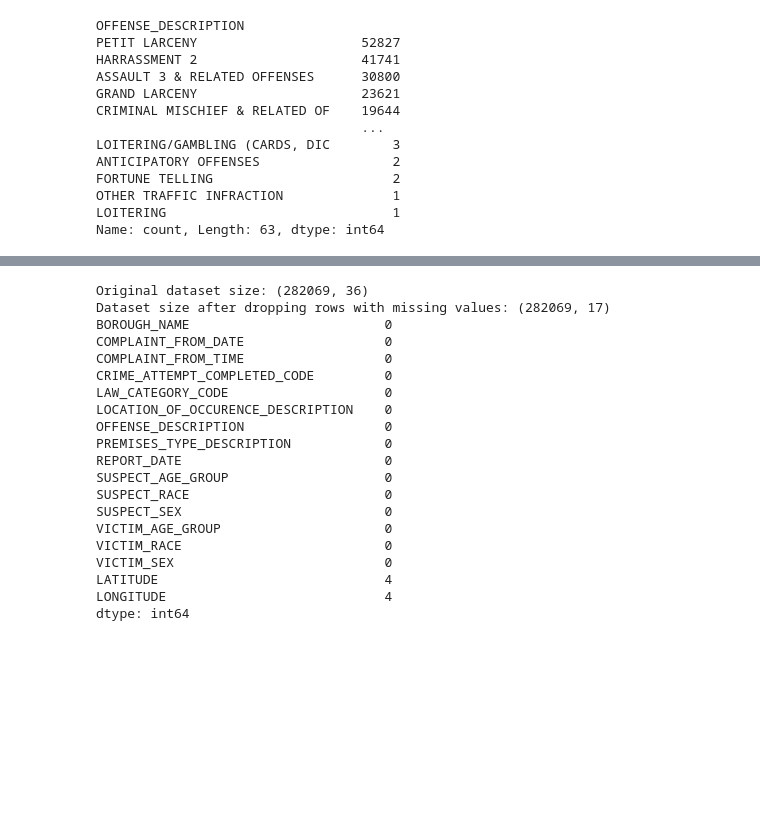
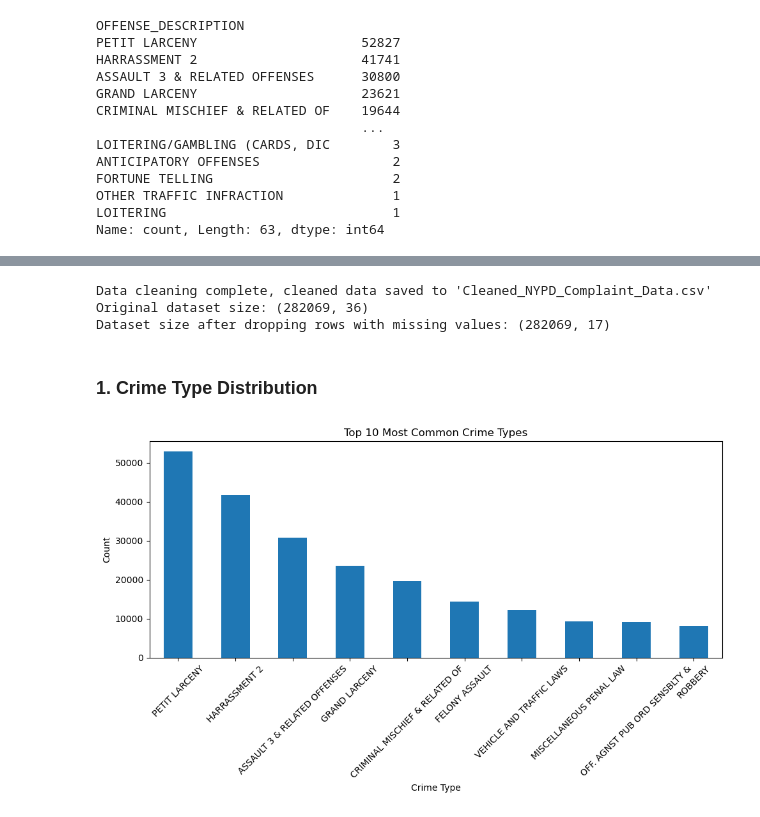
Before and after one commit to rinals/NYC-Crimedata-analysis, a Jupyter notebook: NewYork_crime_data.ipynb, the cells around one changed output, grey strips where cells are left out. Drawn from its saved outputs; the diff is of its cells as text; code cells hidden in the pictures; blank space fills up the shorter version.

Commit message:
cleaning more data

```diff
--- a/NewYork_crime_data.ipynb
+++ b/NewYork_crime_data.ipynb
@@ -156,6 +160,6 @@ df_renamed.head()
 # %%
 # Drop irrelevant columns based on initial exploration
-crime_data_cleaned = df_renamed.drop(columns=[
+nypd_df_cleaned = df_renamed.drop(columns=[
     'COMPLAINT_NUMBER',
     'ADDRESS_PRECINCT_CODE',
     'COMPLAINT_TO_DATE',
@@ -167,6 +171,7 @@ crime_data_cleaned = df_renamed.drop(columns=[
     'KEY_CODE',
     'POLICE_DEPARTMENT_CODE',
     'POLICE_DEPARTMENT_DESCRIPTION',
+    'REPORT_DATE',
     'PARKS_NAME',
     'PATROL_BOROUGH',
     'STATION_NAME',
@@ -176,7 +181,7 @@ crime_data_cleaned = df_renamed.drop(columns=[
     'LAT_LON',
     'New_Georeferenced_Column'])
 
-crime_data_cleaned.head()
+nypd_df_cleaned.head()
 # %% [output]
 |  | BOROUGH_NAME | COMPLAINT_FROM_DATE | COMPLAINT_FROM_TIME | CRIME_ATTEMPT_COMPLETED_CODE | LAW_CATEGORY_CODE | ... |
 | 0 | MANHATTAN | 01/11/2024 | 04:00:00 | COMPLETED | FELONY | ... |
@@ -237,31 +332,13 @@ Name: count, Length: 63, dtype: int64
 # %%
-# Drop rows with any missing or null values across all columns
-crime_data_cleaned.dropna()
+# Step 7: Save the cleaned data to a new CSV file (optional)
+nypd_df_cleaned.to_csv("Cleaned_NYPD_Complaint_Data.csv", index=False)
+
+print("Data cleaning complete, cleaned data saved to 'Cleaned_NYPD_Complaint_Data.csv'")
 
 # Verify the changes
 print(f"Original dataset size: {nypd_df.shape}")
 print(f"Dataset size after dropping rows with missing values: {crime_data_cleaned.shape}")
-
-# Display how many missing values remain (should be 0 after dropna)
-print(crime_data_cleaned.isnull().sum())
 # %% [output]
+Data cleaning complete, cleaned data saved to 'Cleaned_NYPD_Complaint_Data.csv'
 Original dataset size: (282069, 36)
 Dataset size after dropping rows with missing values: (282069, 17)
-BOROUGH_NAME                         0
-COMPLAINT_FROM_DATE                  0
-COMPLAINT_FROM_TIME                  0
-CRIME_ATTEMPT_COMPLETED_CODE         0
-LAW_CATEGORY_CODE                    0
-LOCATION_OF_OCCURENCE_DESCRIPTION    0
-OFFENSE_DESCRIPTION                  0
-PREMISES_TYPE_DESCRIPTION            0
-REPORT_DATE                          0
-SUSPECT_AGE_GROUP                    0
-SUSPECT_RACE                         0
-SUSPECT_SEX                          0
-VICTIM_AGE_GROUP                     0
-VICTIM_RACE                          0
-VICTIM_SEX                           0
-LATITUDE                             4
-LONGITUDE                            4
-dtype: int64
@@ -271,0 +345,14 @@ crime_data_cleaned.to_csv(cleaned_file_path, index=False)
+# %% [markdown]
+### 1. Crime Type Distribution
+# %%
+# Crime Type Distribution
+plt.figure(figsize=(10,6))
+crime_data_cleaned['OFFENSE_DESCRIPTION'].value_counts().head(10).plot(kind='bar')
+plt.title('Top 10 Most Common Crime Types')
+plt.xlabel('Crime Type')
+plt.ylabel('Count')
+plt.xticks(rotation=45)
+plt.tight_layout()
+plt.show()
+# %% [output]
+[figure, added]
```
Also changed, not shown: parts of 17 cells of this notebook, 1 other file.
